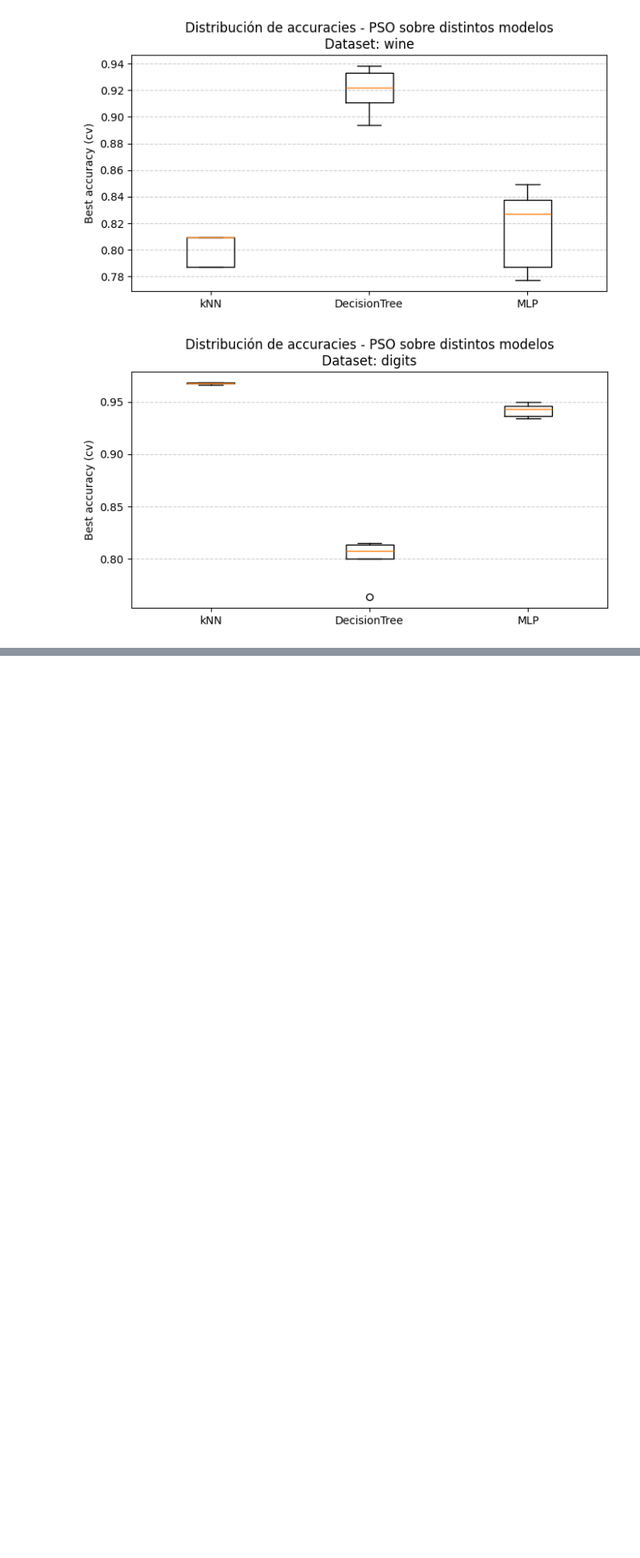
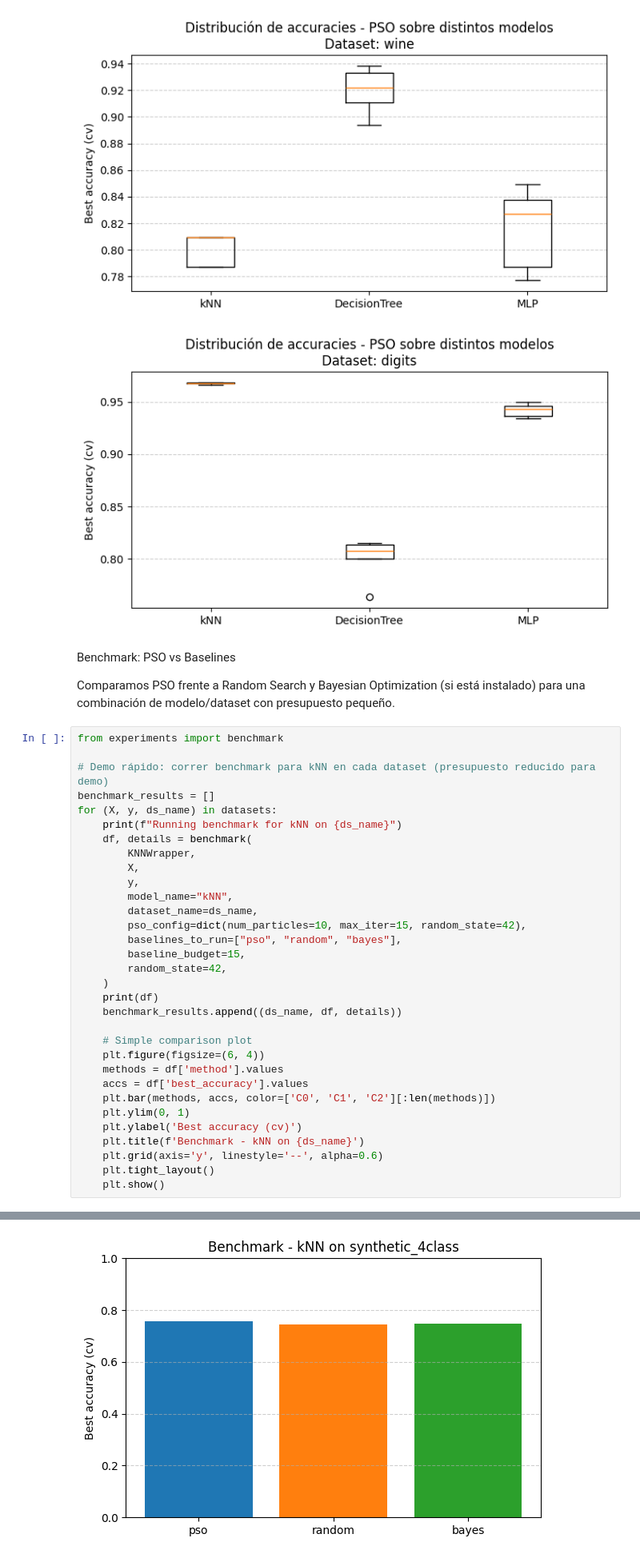
Before and after one commit to tmonreal/PSO_Hyperparameter_Tuning, a Jupyter notebook: experiments.ipynb, the cells around one changed output, grey strips where cells are left out. Shown at 80% size. Drawn from its saved outputs; the diff is of its cells as text; blank space fills up the shorter version.

Commit message:
feat: compare with random search and bayes

```diff
--- a/experiments.ipynb
+++ b/experiments.ipynb
@@ -363,3 +469,40 @@ for (X, y, ds_name) in datasets:
 [figure]
 [figure]
 [figure]
+# %% [markdown]
+Benchmark: PSO vs Baselines
+
+Comparamos PSO frente a Random Search y Bayesian Optimization (si está instalado) para una combinación de modelo/dataset con presupuesto pequeño.
+# %%
+from experiments import benchmark
+
+# Demo rápido: correr benchmark para kNN en cada dataset (presupuesto reducido para demo)
+benchmark_results = []
+for (X, y, ds_name) in datasets:
+    print(f"Running benchmark for kNN on {ds_name}")
+    df, details = benchmark(
+        KNNWrapper,
+        X,
+        y,
+        model_name="kNN",
+        dataset_name=ds_name,
+        pso_config=dict(num_particles=10, max_iter=15, random_state=42),
+        baselines_to_run=["pso", "random", "bayes"],
+        baseline_budget=15,
+        random_state=42,
+    )
+    print(df)
+    benchmark_results.append((ds_name, df, details))
+
+    # Simple comparison plot
+    plt.figure(figsize=(6, 4))
+    methods = df['method'].values
+    accs = df['best_accuracy'].values
+    plt.bar(methods, accs, color=['C0', 'C1', 'C2'][:len(methods)])
+    plt.ylim(0, 1)
+    plt.ylabel('Best accuracy (cv)')
+    plt.title(f'Benchmark - kNN on {ds_name}')
+    plt.grid(axis='y', linestyle='--', alpha=0.6)
+    plt.tight_layout()
+    plt.show()
+# %% [output]
@@ -365,0 +526 @@ for (X, y, ds_name) in datasets:
+[figure, added]
```
Also changed, not shown: parts of 8 cells of this notebook, 13 other files.
